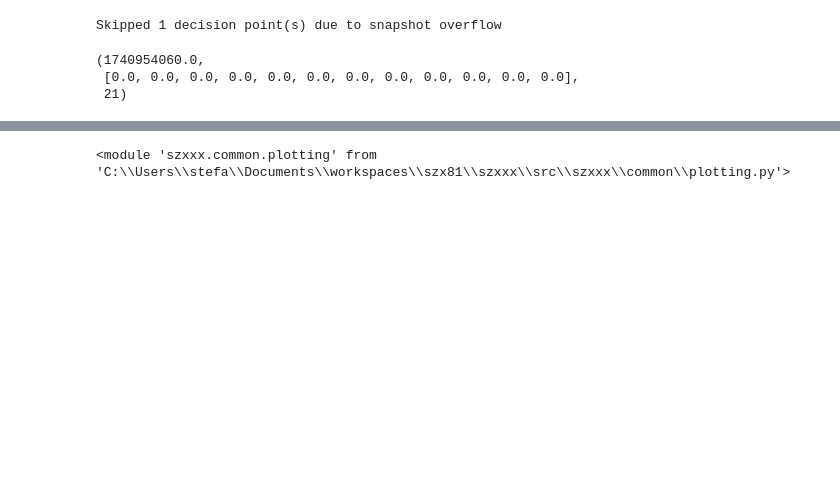
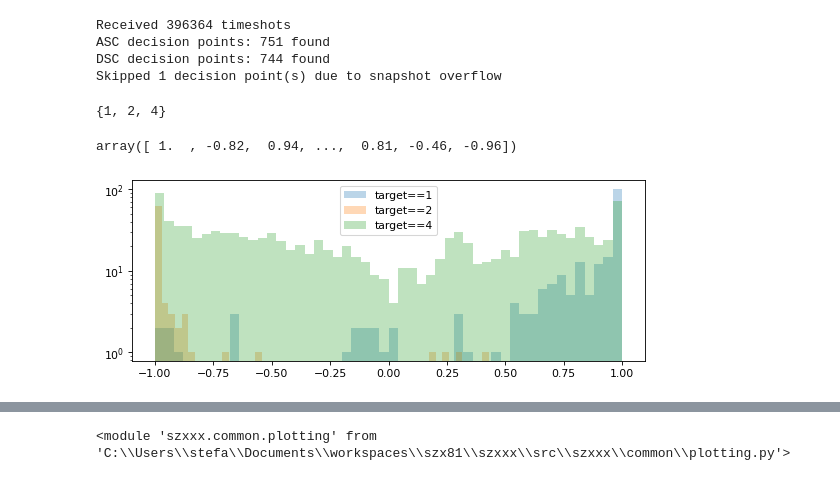
Before and after one commit to stefanzarembinski/keanu, a Jupyter notebook: src/keanu/features/bridge.ipynb, the cells around one changed output, grey strips where cells are left out. Saved outputs shown, nothing was run; the diff lists cells and outputs as text; code cells hidden in the pictures; blank space fills up the shorter version.

```diff
--- a/src/keanu/features/bridge.ipynb
+++ b/src/keanu/features/bridge.ipynb
@@ -53,10 +43,0 @@ DSC decision points: 744 found
-# %%
-inputs, outputs, skipped = dataphora.generate_inputs_and_outputs()
-# %% [output]
-Skipped 1 decision point(s) due to snapshot overflow
-# %%
-inputs[0]
-# %% [output]
-(1740954060.0,
- [0.0, 0.0, 0.0, 0.0, 0.0, 0.0, 0.0, 0.0, 0.0, 0.0, 0.0, 0.0],
- 21)
@@ -67 +44,71 @@ outputs = {_[0]: _[1] for _ in outputs}
+# %%
+class Bridge:
+    def __init__(self):
+        dataphora = dp.Bridge(
+            timeshots=DATA,
+            monotonic_duration=10,
+            vertical_range={dp.Direction.BWD: 150, dp.Direction.FWD: 100},
+            snapshot_size={dp.Direction.BWD: 12, dp.Direction.FWD: 10},
+            adversity=0.5, sltp=90)
+
+        inputs_, outputs_, skipped = dataphora.generate_inputs_and_outputs()
+        features_plus = array([_[1] + [_[0]] for _ in inputs_])
+
+# zip all quantities with the timestamp
+        virtual = []
+        target = []
+        features = []
+        outputs = []
+        pred_map = forecast.predictions
+        output_map = {_[0]: _[1] for _ in outputs_}
+        for feat in features_plus:
+            stamp = feat[-1]
+            if (stamp in pred_map) and (stamp in output_map):
+                features.append(feat[:-1])
+                outputs.append(output_map[stamp])
+
+                pred = pred_map[stamp]
+                virtual.append(pred[1])
+                target.append(pred[0])
+
+        self.features = array(features)
+        self.outputs = array(outputs)
+        self.virtual = array(virtual)
+        self.target = array(target)
+
+bridge = Bridge()
+# %% [output]
+Received 396364 timeshots
+ASC decision points: 751 found
+DSC decision points: 744 found
+Skipped 1 decision point(s) due to snapshot overflow
+# %%
+set(bridge.target)
+# %% [output]
+{1, 2, 4}
+# %%
+bridge.outputs
+# %% [output]
+array([ 1.  , -0.82,  0.94, ...,  0.81, -0.46, -0.96])
+# %%
+def _(features):
+    fig, axs = plot.fig_init('features', (1, 1), 3, width=8.5, dpi=78)
+    axs = axs.flatten()
+    alpha = 0.3
+
+    axs[0].hist(features.outputs[features.target == 1],
+                density=False, log=True, bins=50,
+                label=f'target==1', alpha=alpha)
+    axs[0].hist(features.outputs[features.target == 2],
+                density=False, log=True, bins=50,
+                label=f'target==2', alpha=alpha)
+    axs[0].hist(features.outputs[features.target == 4],
+                density=False, log=True, bins=50,
+                label=f'target==4', alpha=alpha)
+
+    axs[0].legend()
+    plt.show()
+_(bridge)
+# %% [output]
+[figure, added]
 # %%
```
Also changed, not shown: parts of 11 cells of this notebook.
